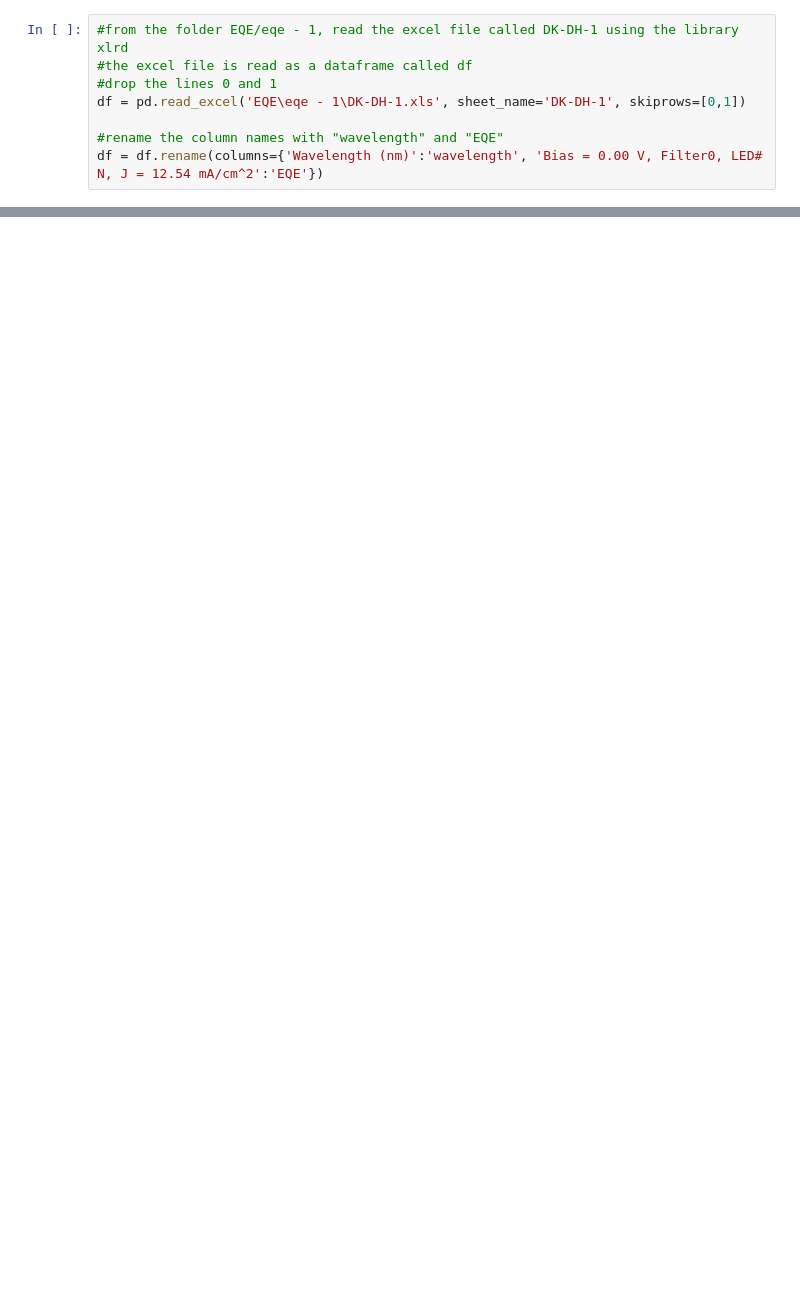
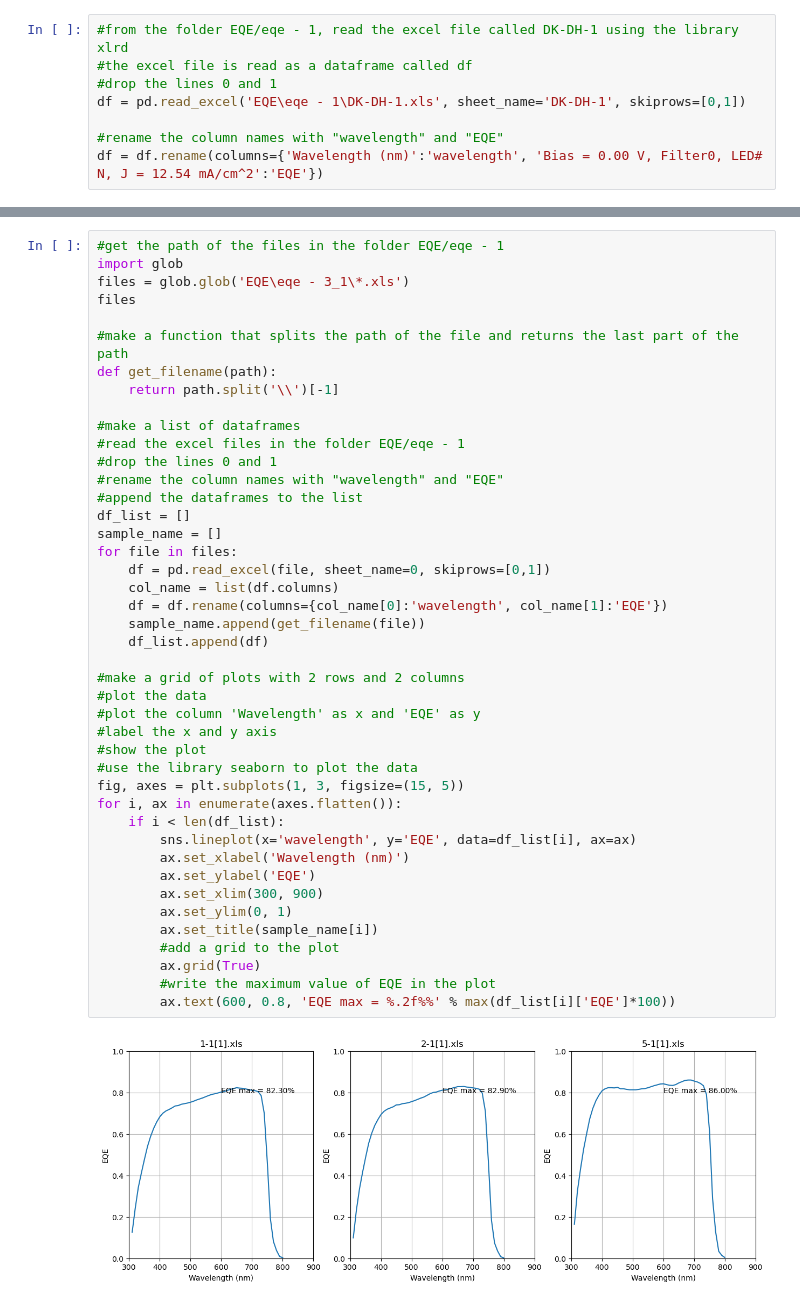
Before and after one commit to LuLuEhret/PV_lab_PdS, a Jupyter notebook: plot_eqe.ipynb, the cells around one changed output, grey strips where cells are left out. Cells and saved outputs as stored; diff of their text form; blank space fills up the shorter version.

```diff
--- a/plot_eqe.ipynb
+++ b/plot_eqe.ipynb
@@ -58,0 +64,45 @@ for i, ax in enumerate(axes.flatten()):
+# %%
+#get the path of the files in the folder EQE/eqe - 1
+import glob
+files = glob.glob('EQE\eqe - 3_1\*.xls')
+files
+
+#make a function that splits the path of the file and returns the last part of the path
+def get_filename(path):
+    return path.split('\\')[-1]
+
+#make a list of dataframes
+#read the excel files in the folder EQE/eqe - 1
+#drop the lines 0 and 1
+#rename the column names with "wavelength" and "EQE"
+#append the dataframes to the list
+df_list = []
+sample_name = []
+for file in files:
+    df = pd.read_excel(file, sheet_name=0, skiprows=[0,1])
+    col_name = list(df.columns)
+    df = df.rename(columns={col_name[0]:'wavelength', col_name[1]:'EQE'})
+    sample_name.append(get_filename(file))
+    df_list.append(df)
+
+#make a grid of plots with 2 rows and 2 columns
+#plot the data
+#plot the column 'Wavelength' as x and 'EQE' as y
+#label the x and y axis
+#show the plot
+#use the library seaborn to plot the data
+fig, axes = plt.subplots(1, 3, figsize=(15, 5))
+for i, ax in enumerate(axes.flatten()):
+    if i < len(df_list):
+        sns.lineplot(x='wavelength', y='EQE', data=df_list[i], ax=ax)
+        ax.set_xlabel('Wavelength (nm)')
+        ax.set_ylabel('EQE')
+        ax.set_xlim(300, 900)
+        ax.set_ylim(0, 1)
+        ax.set_title(sample_name[i])
+        #add a grid to the plot
+        ax.grid(True)
+        #write the maximum value of EQE in the plot
+        ax.text(600, 0.8, 'EQE max = %.2f%%' % max(df_list[i]['EQE']*100))
+# %% [output]
+[figure, added]
```
Also changed, not shown: parts of 2 cells of this notebook, 46 other files.
